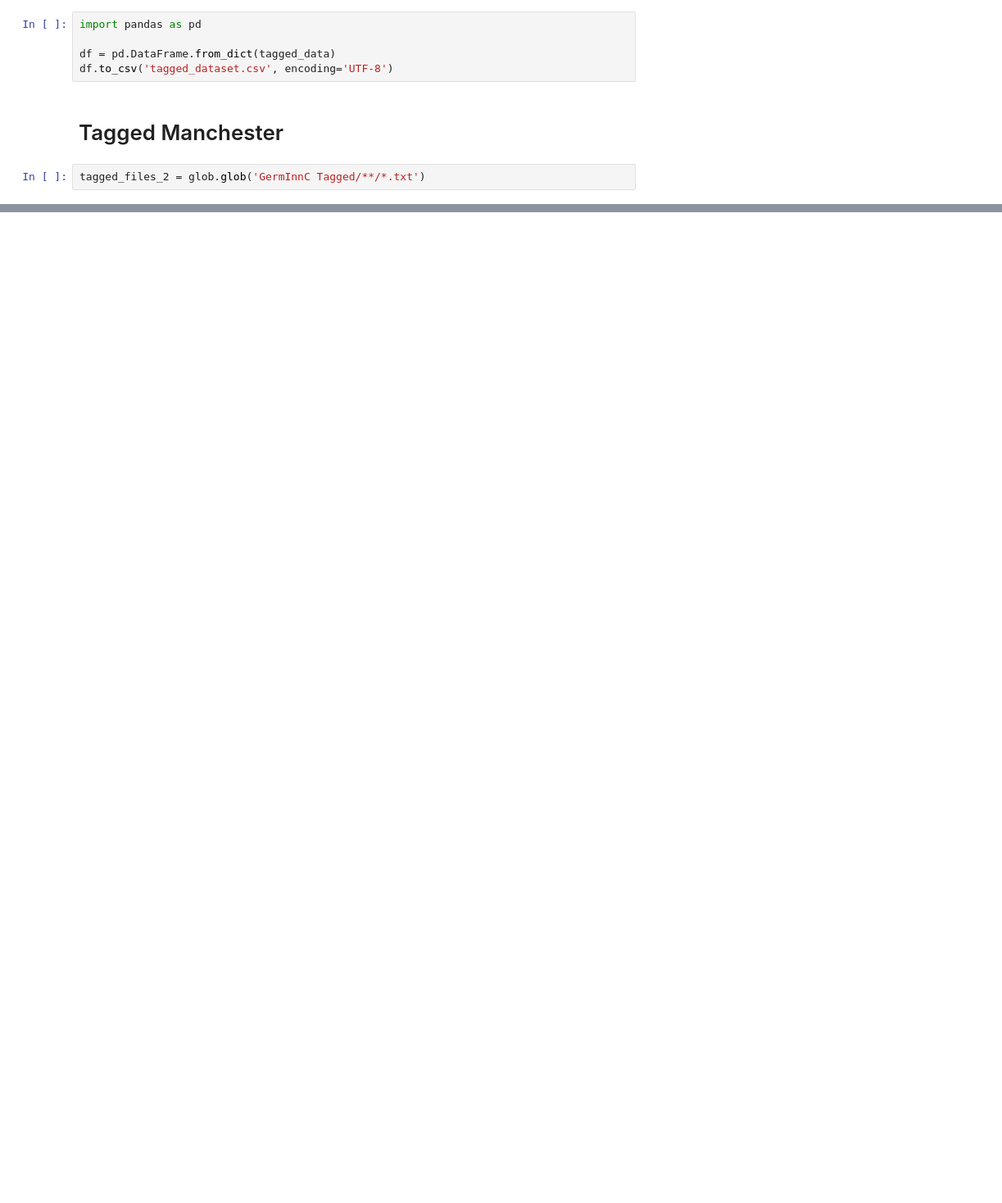
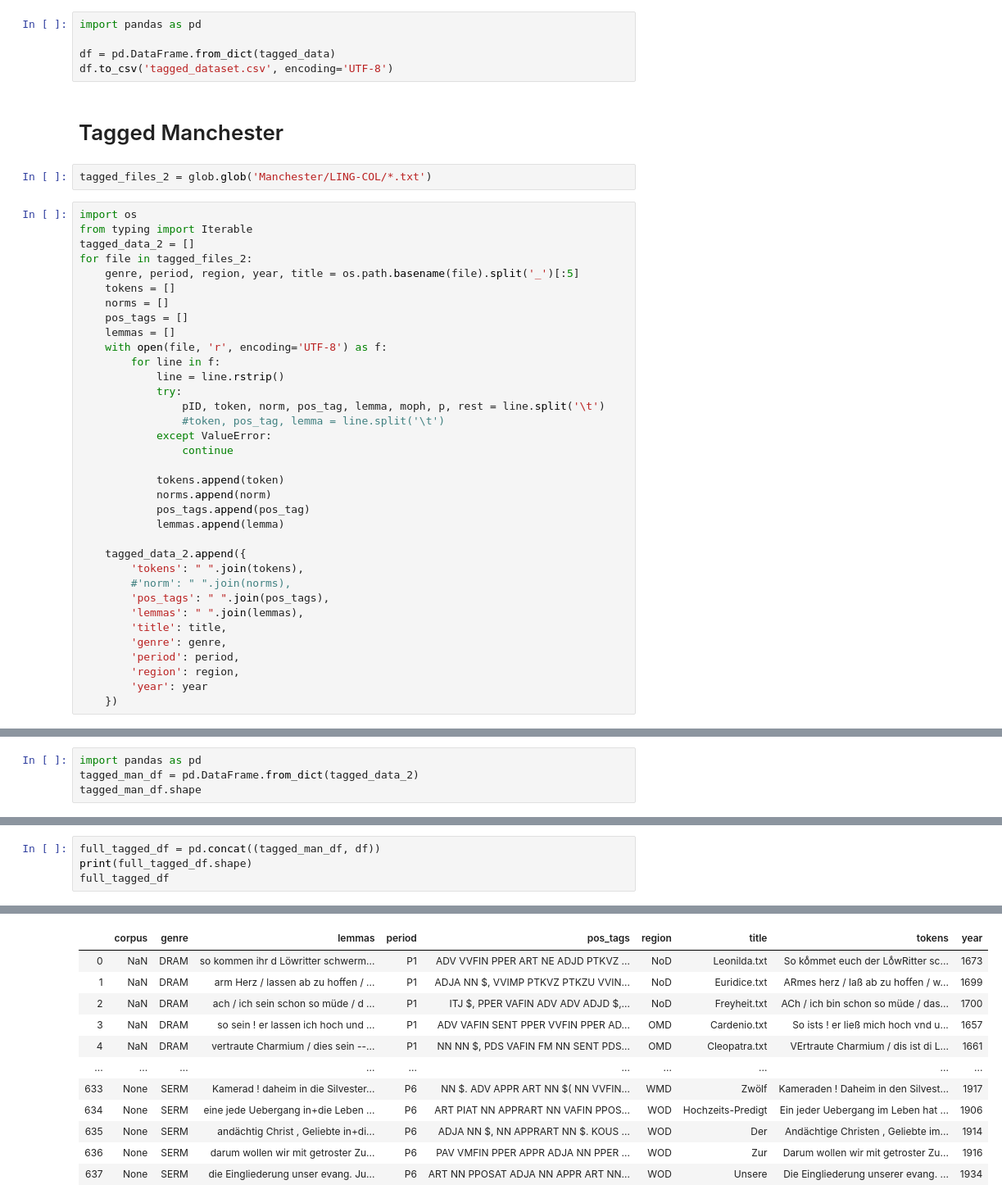
Before and after one commit to LennartKeller/TextklassifikationsProjekt2019, a Jupyter notebook: Create Dataset.ipynb, the cells around one changed output, grey strips where cells are left out. Shown at 82% size. Cells and saved outputs as stored; diff of their text form; blank space fills up the shorter version.

```diff
--- a/Create Dataset.ipynb
+++ b/Create Dataset.ipynb
@@ -186,4 +160,39 @@ df.to_csv('tagged_dataset.csv', encoding='UTF-8')
 # %% [markdown]
 # Tagged Manchester
 # %%
-tagged_files_2 = glob.glob('GermInnC Tagged/**/*.txt')
+tagged_files_2 = glob.glob('Manchester/LING-COL/*.txt')
+# %%
+import os
+from typing import Iterable
+tagged_data_2 = []
+for file in tagged_files_2:
+    genre, period, region, year, title = os.path.basename(file).split('_')[:5]
+    tokens = []
+    norms = []
+    pos_tags = []
+    lemmas = []
+    with open(file, 'r', encoding='UTF-8') as f:
+        for line in f:
+            line = line.rstrip()
+            try:
+                pID, token, norm, pos_tag, lemma, moph, p, rest = line.split('\t')
+                #token, pos_tag, lemma = line.split('\t')
+            except ValueError:
+                continue
+
+            tokens.append(token)
+            norms.append(norm)
+            pos_tags.append(pos_tag)
+            lemmas.append(lemma)
+
+    tagged_data_2.append({
+        'tokens': " ".join(tokens),
+        #'norm': " ".join(norms),
+        'pos_tags': " ".join(pos_tags),
+        'lemmas': " ".join(lemmas),
+        'title': title,
+        'genre': genre,
+        'period': period,
+        'region': region,
+        'year': year
+    })
@@ -189,0 +212,4 @@ tagged_files_2 = glob.glob('GermInnC Tagged/**/*.txt')
+# %%
+import pandas as pd
+tagged_man_df = pd.DataFrame.from_dict(tagged_data_2)
+tagged_man_df.shape
@@ -189,0 +222,5 @@ tagged_files_2 = glob.glob('GermInnC Tagged/**/*.txt')
+# %%
+full_tagged_df = pd.concat((tagged_man_df, df))
+print(full_tagged_df.shape)
+full_tagged_df
+# %% [output]
@@ -189,0 +235,12 @@ tagged_files_2 = glob.glob('GermInnC Tagged/**/*.txt')
+|  | corpus | genre | lemmas | period | pos_tags | region | title | tokens | year |
+| 0 | NaN | DRAM | so kommen ihr d Löwritter schwerm... | P1 | ADV VVFIN PPER ART NE ADJD PTKVZ ... | NoD | Leonilda.txt | So koͤmmet euch der LoͤwRitter sc... | 1673 |
+| 1 | NaN | DRAM | arm Herz / lassen ab zu hoffen / ... | P1 | ADJA NN $, VVIMP PTKVZ PTKZU VVIN... | NoD | Euridice.txt | ARmes herz / laß ab zu hoffen / w... | 1699 |
+| 2 | NaN | DRAM | ach / ich sein schon so müde / d ... | P1 | ITJ $, PPER VAFIN ADV ADV ADJD $,... | NoD | Freyheit.txt | ACh / ich bin schon so müde / das... | 1700 |
+| 3 | NaN | DRAM | so sein ! er lassen ich hoch und ... | P1 | ADV VAFIN SENT PPER VVFIN PPER AD... | OMD | Cardenio.txt | So ists ! er ließ mich hoch vnd u... | 1657 |
+| 4 | NaN | DRAM | vertraute Charmium / dies sein --... | P1 | NN NN $, PDS VAFIN FM NN SENT PDS... | OMD | Cleopatra.txt | VErtraute Charmium / dis ist di L... | 1661 |
+| ... | ... | ... | ... | ... | ... | ... | ... | ... | ... |
+| 633 | None | SERM | Kamerad ! daheim in die Silvester... | P6 | NN $. ADV APPR ART NN $( NN VVFIN... | WMD | Zwölf | Kameraden ! Daheim in den Silvest... | 1917 |
+| 634 | None | SERM | eine jede Uebergang in+die Leben ... | P6 | ART PIAT NN APPRART NN VAFIN PPOS... | WOD | Hochzeits-Predigt | Ein jeder Uebergang im Leben hat ... | 1906 |
+| 635 | None | SERM | andächtig Christ , Geliebte in+di... | P6 | ADJA NN $, NN APPRART NN $. KOUS ... | WOD | Der | Andächtige Christen , Geliebte im... | 1914 |
+| 636 | None | SERM | darum wollen wir mit getroster Zu... | P6 | PAV VMFIN PPER APPR ADJA NN PPER ... | WOD | Zur | Darum wollen wir mit getroster Zu... | 1916 |
+| 637 | None | SERM | die Eingliederung unser evang. Ju... | P6 | ART NN PPOSAT ADJA NN APPR ART NN... | WOD | Unsere | Die Eingliederung unserer evang. ... | 1934 |
```
Also changed, not shown: parts of 13 cells of this notebook, 3 other files.
